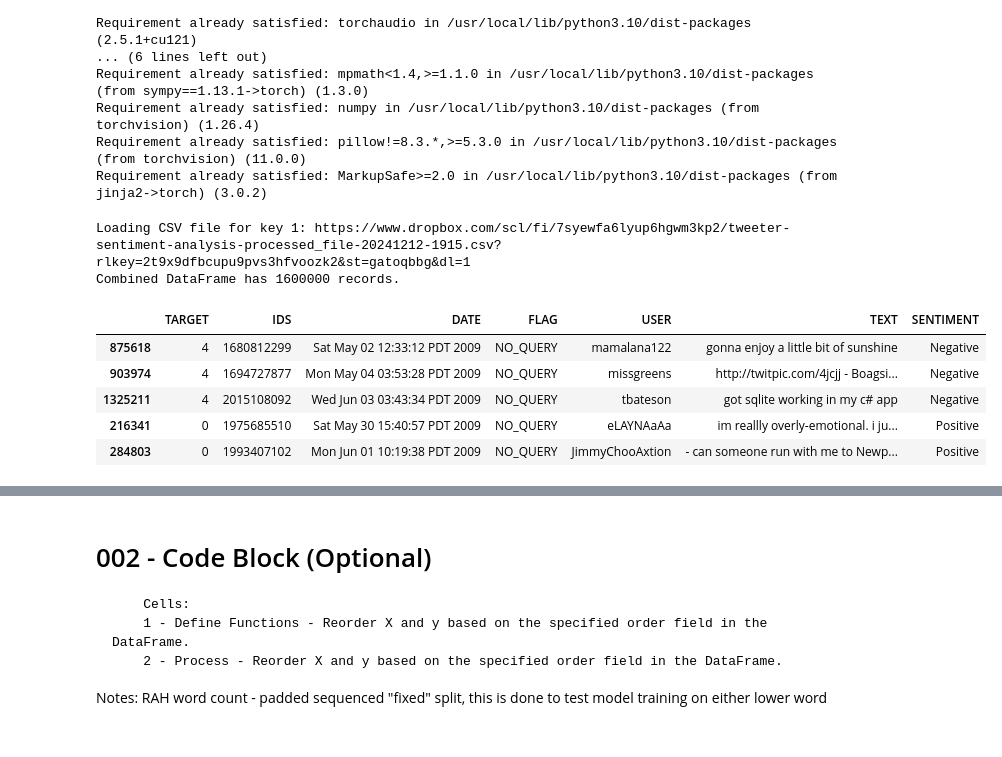
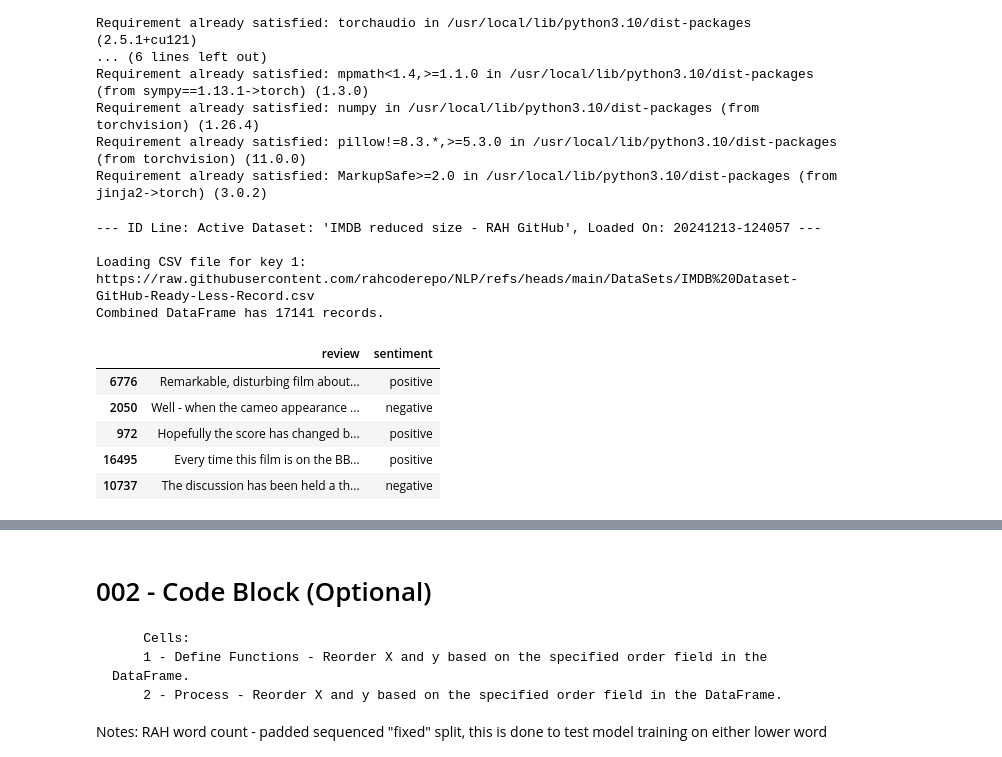
Before and after one commit to rahcoderepo/NLP, a Jupyter notebook: NLP-Assignment/RAH_NLP_Assignment_2_prep_workshop.ipynb, the cells around one changed output, grey strips where cells are left out. Cells and saved outputs as stored; diff of their text form; code cells hidden in the pictures.

```diff
--- a/NLP-Assignment/RAH_NLP_Assignment_2_prep_workshop.ipynb
+++ b/NLP-Assignment/RAH_NLP_Assignment_2_prep_workshop.ipynb
@@ -26,3 +19,20 @@ my_shuffle = None
+# %%
+# @title Reset All Parameters
+Load_DataSet_Option = None # DataSet to load
+Active_DataSet_Name = None # Name of the active dataset
+Active_DataSet_Loaded_DateTime = None # DateTime Stamp the active dataset was loaded
+words_to_remove = None
+Run_X_y_Custom_Sort_Cell = None
+reorder_X_y_sort_ascending = None
+my_shuffle = None
+
+# Global function to display the ID line
+def display_id_line():
+    """
+    Prints the ID line with the active dataset name and load date/time.
+    """
+    print(f"--- ID Line: Active Dataset: '{Active_DataSet_Name}', Loaded On: {Active_DataSet_Loaded_DateTime} ---")
+    print()
 # %%
 # @title Parameters Entry Form
 # Install ipywidgets if not already installed
@@ -265,6 +275,8 @@ set_parameter_value("Load_DataSet_Option", 1) #Check for Parameters User Manual
 
 if Load_DataSet_Option == 1: # Default value (reduced size IMDB - RAH GitHub)
     #Only one URL (Small Set to Test)
+    Active_DataSet_Name = "IMDB reduced size - RAH GitHub"  # dataset display name
+    Active_DataSet_Loaded_DateTime = datetime.now().strftime('%Y%m%d-%H%M%S')
     file_dict = {
         1: "https://raw.githubusercontent.com/rahcoderepo/NLP/refs/heads/main/DataSets/IMDB%20Dataset-GitHub-Ready-Less-Record.csv"
     }
@@ -273,41 +285,51 @@ if Load_DataSet_Option == 1: # Default value (reduced size IMDB - RAH GitHub)
 
 elif Load_DataSet_Option == 2:
     # Multiple URL (All 3 files that combined contains all data in IMDB Dataset)
+    Active_DataSet_Name = "IMDB full size - RAH GitHub 3 files"  # dataset display name
+    Active_DataSet_Loaded_DateTime = datetime.now().strftime('%Y%m%d-%H%M%S')
     file_dict = {
         1: "https://raw.githubusercontent.com/rahcoderepo/NLP/refs/heads/main/DataSets/IMDB%20Dataset-GitHub-Ready-Less-Record.csv",
         2: "https://raw.githubusercontent.com/rahcoderepo/NLP/refs/heads/main/DataSets/IMDB%20Dataset-GitHub-Ready-Less-Record-002.csv",
         3: "https://raw.githubusercontent.com/rahcoderepo/NLP/refs/heads/main/DataSets/IMDB%20Dataset-GitHub-Ready-Less-Record-003.csv"
     }
     main_data_field = "review" # This is the field name where the data to be trained on is found
     senti_data_field = "sentiment" # This is the field name where the labels are found (Sentiment: Positive or Negative)
 elif Load_DataSet_Option == 3:
+    Active_DataSet_Name = "Amazon Fine Foods Reviews (RAH DropBox - Open Link)"  # dataset display name
+    Active_DataSet_Loaded_DateTime = datetime.now().strftime('%Y%m%d-%H%M%S')
     # Amazon Fine Foods Reviews (RAH DropBox - Open Link)
     file_dict = {
         1: "https://www.dropbox.com/scl/fi/o4rhjtirkovyzzzjxffs6/Amazon_Fine_Food_Reviews.csv?rlkey=va98n32bysip1pueke7uir3d0&st=p0hbleor&dl=1"
     }
     main_data_field = "Text" # This is the field name where the data to be trained on is found
     senti_data_field = "Sentiment" # This is the field name where the labels are found (Sentiment: Positive or Negative)
 elif Load_DataSet_Option == 4:
+    Active_DataSet_Name = "Tweeter Sentiment Analysis DataSet (RAH DropBox - Open Link)"  # dataset display name
+    Active_DataSet_Loaded_DateTime = datetime.now().strftime('%Y%m%d-%H%M%S')
     # Tweeter Sentiment Analysis DataSet (RAH DropBox - Open Link)
     file_dict = {
         1: "https://www.dropbox.com/scl/fi/7syewfa6lyup6hgwm3kp2/tweeter-sentiment-analysis-processed_file-20241212-1915.csv?rlkey=2t9x9dfbcupu9pvs3hfvoozk2&st=gatoqbbg&dl=1"
     }
     # Header Field Names are CASE sensitive !!!
     main_data_field = "TEXT" # This is the field name where the data to be trained on is found
     senti_data_field = "SENTIMENT" # This is the field name where the labels are found (Sentiment: Positive or Negative)
 
+display_id_line()
+
 df = combine_csv_files(file_dict)
 
 # Sample the loaded dataset
 df.sample(5)
 # %% [output]
-Loading CSV file for key 1: https://www.dropbox.com/scl/fi/7syewfa6lyup6hgwm3kp2/tweeter-sentiment-analysis-processed_file-20241212-1915.csv?rlkey=2t9x9dfbcupu9pvs3hfvoozk2&st=gatoqbbg&dl=1
-Combined DataFrame has 1600000 records.
+--- ID Line: Active Dataset: 'IMDB reduced size - RAH GitHub', Loaded On: 20241213-124057 ---
+
+Loading CSV file for key 1: https://raw.githubusercontent.com/rahcoderepo/NLP/refs/heads/main/DataSets/IMDB%20Dataset-GitHub-Ready-Less-Record.csv
+Combined DataFrame has 17141 records.
-|  | TARGET | IDS | DATE | FLAG | USER | TEXT | SENTIMENT |
-| 875618 | 4 | 1680812299 | Sat May 02 12:33:12 PDT 2009 | NO_QUERY | mamalana122 | gonna enjoy a little bit of sunshine | Negative |
-| 903974 | 4 | 1694727877 | Mon May 04 03:53:28 PDT 2009 | NO_QUERY | missgreens | http://twitpic.com/4jcjj - Boagsi... | Negative |
-| 1325211 | 4 | 2015108092 | Wed Jun 03 03:43:34 PDT 2009 | NO_QUERY | tbateson | got sqlite working in my c# app | Negative |
-| 216341 | 0 | 1975685510 | Sat May 30 15:40:57 PDT 2009 | NO_QUERY | eLAYNAaAa | im reallly overly-emotional. i ju... | Positive |
-| 284803 | 0 | 1993407102 | Mon Jun 01 10:19:38 PDT 2009 | NO_QUERY | JimmyChooAxtion | - can someone run with me to Newp... | Positive |
+|  | review | sentiment |
+| 6776 | Remarkable, disturbing film about... | positive |
+| 2050 | Well - when the cameo appearance ... | negative |
+| 972 | Hopefully the score has changed b... | positive |
+| 16495 | Every time this film is on the BB... | positive |
+| 10737 | The discussion has been held a th... | negative |
 # %%
 # @title Inspecting the DataSet - Relevant Information
```
Also changed, not shown: parts of 14 cells of this notebook.
